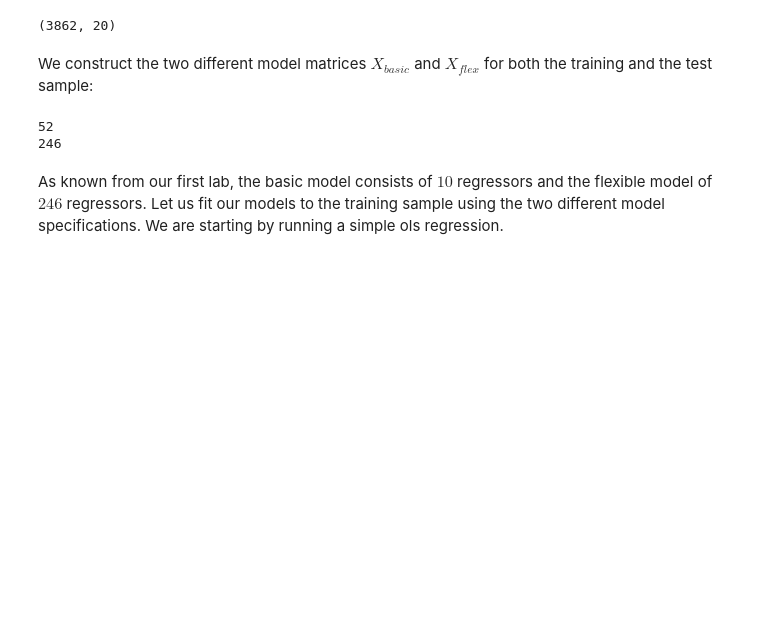
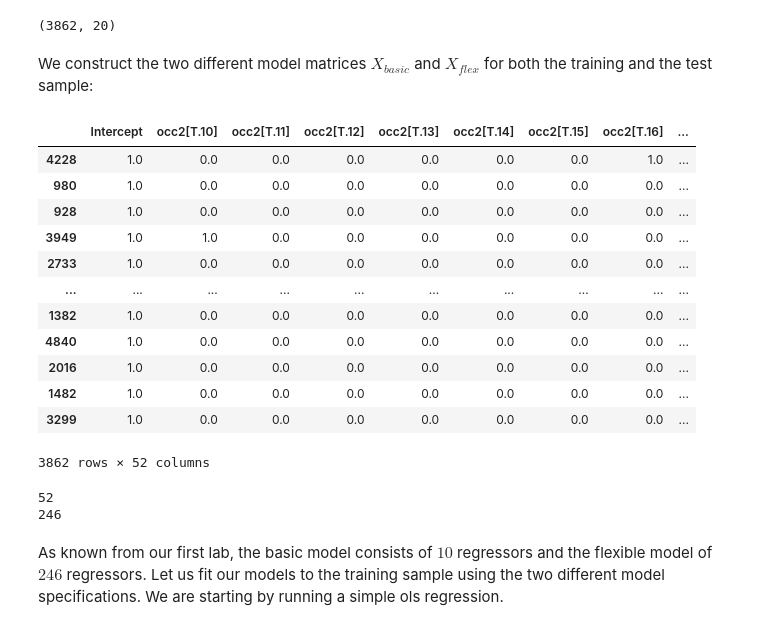
Before and after one commit to alexanderquispe/14.38_Causal_ML, a Jupyter notebook: Jupyter_Notebooks/pm3-notebook-newdata.ipynb, the cells around one changed output. Saved outputs shown, nothing was run; the diff lists cells and outputs as text; code cells hidden in the pictures; blank space fills up the shorter version.

```diff
--- a/Jupyter_Notebooks/pm3-notebook-newdata.ipynb
+++ b/Jupyter_Notebooks/pm3-notebook-newdata.ipynb
@@ -112,6 +130,22 @@ p_basic = model_X_basic_train.shape[ 1 ]
 y_flex_train, model_X_flex_train = patsy.dmatrices(formula_flex, data_train, return_type='dataframe')
 y_flex_test, model_X_flex_test = patsy.dmatrices(formula_flex, data_test, return_type='dataframe')
 p_flex = model_X_flex_train.shape[ 1 ]
+# %%
+model_X_basic_train
+# %% [output]
+|  | Intercept | occ2[T.10] | occ2[T.11] | occ2[T.12] | occ2[T.13] | occ2[T.14] | occ2[T.15] | occ2[T.16] | ... |
+| 4228 | 1.0 | 0.0 | 0.0 | 0.0 | 0.0 | 0.0 | 0.0 | 1.0 | ... |
+| 980 | 1.0 | 0.0 | 0.0 | 0.0 | 0.0 | 0.0 | 0.0 | 0.0 | ... |
+| 928 | 1.0 | 0.0 | 0.0 | 0.0 | 0.0 | 0.0 | 0.0 | 0.0 | ... |
+| 3949 | 1.0 | 1.0 | 0.0 | 0.0 | 0.0 | 0.0 | 0.0 | 0.0 | ... |
+| 2733 | 1.0 | 0.0 | 0.0 | 0.0 | 0.0 | 0.0 | 0.0 | 0.0 | ... |
+| ... | ... | ... | ... | ... | ... | ... | ... | ... | ... |
+| 1382 | 1.0 | 0.0 | 0.0 | 0.0 | 0.0 | 0.0 | 0.0 | 0.0 | ... |
+| 4840 | 1.0 | 0.0 | 0.0 | 0.0 | 0.0 | 0.0 | 0.0 | 0.0 | ... |
+| 2016 | 1.0 | 0.0 | 0.0 | 0.0 | 0.0 | 0.0 | 0.0 | 0.0 | ... |
+| 1482 | 1.0 | 0.0 | 0.0 | 0.0 | 0.0 | 0.0 | 0.0 | 0.0 | ... |
+| 3299 | 1.0 | 0.0 | 0.0 | 0.0 | 0.0 | 0.0 | 0.0 | 0.0 | ... |
+3862 rows × 52 columns
 # %%
 Y_train = data_train['lwage']
 Y_test = data_test['lwage']
```
Also changed, not shown: parts of 2 cells of this notebook, 9 other files.
